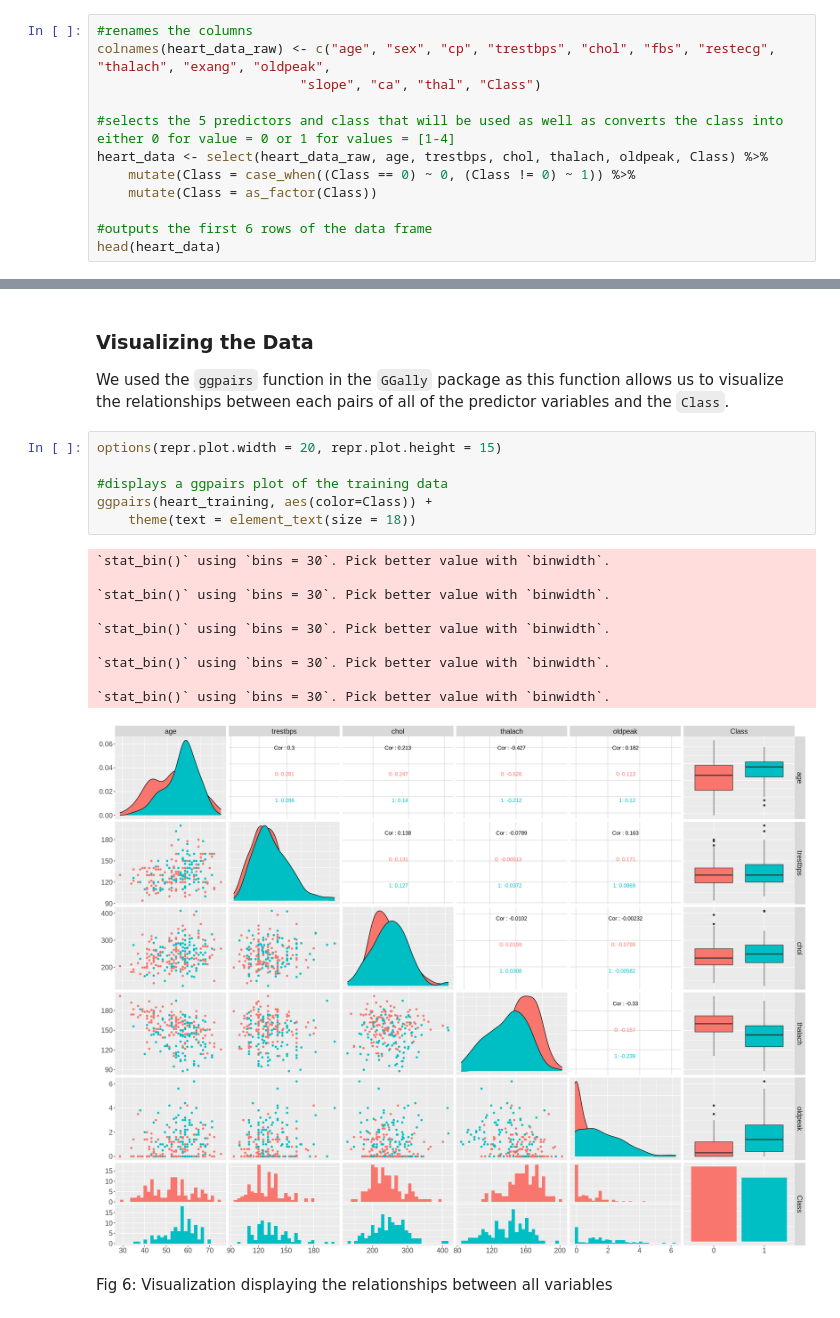
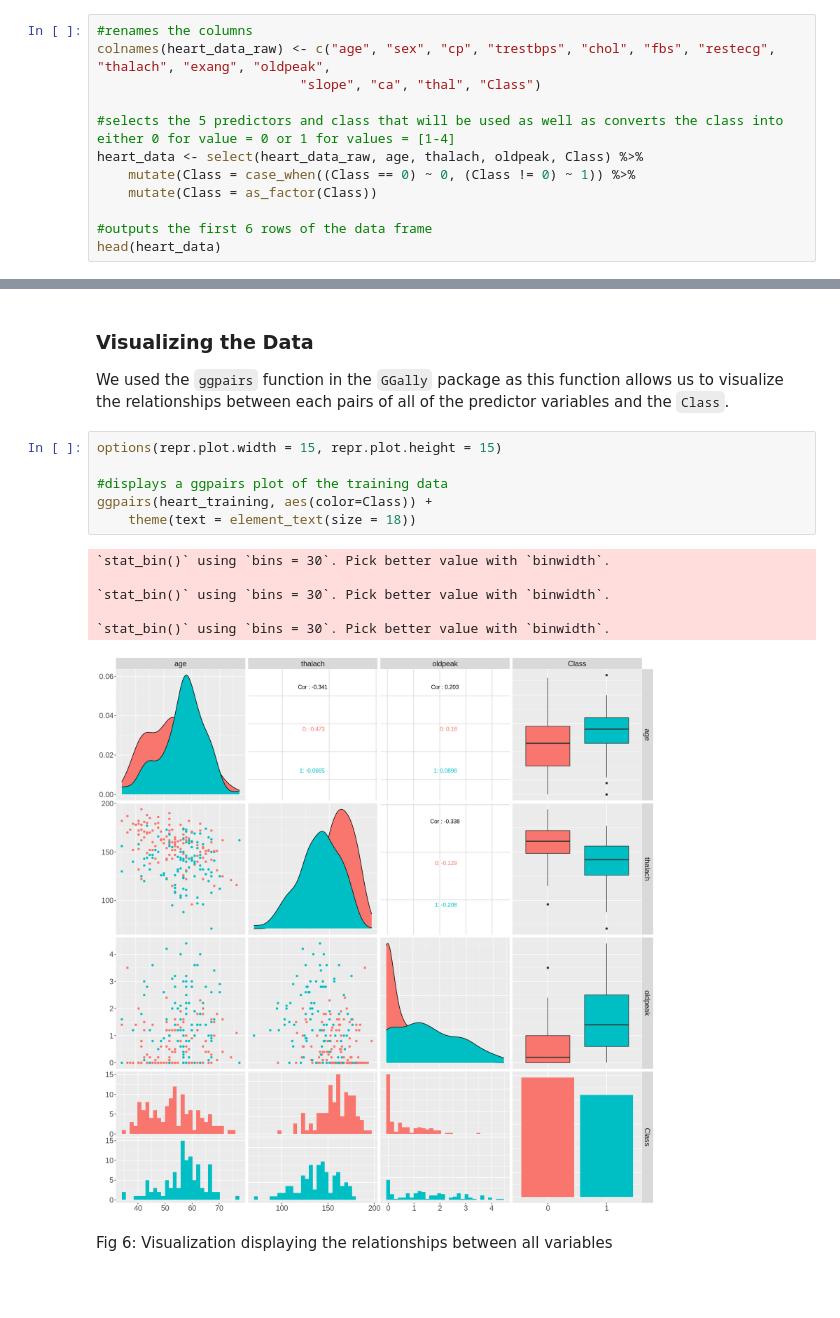
Before and after one commit to jamiema1/Predicting-Heart-Disease-with-KNN-Algorithm, a Jupyter notebook: final_report.ipynb, the cells around one changed output, grey strips where cells are left out. Saved outputs shown, nothing was run; the diff lists cells and outputs as text; blank space fills up the shorter version.

```diff
--- a/final_report.ipynb
+++ b/final_report.ipynb
@@ -88,7 +106,7 @@ colnames(heart_data_raw) <- c("age", "sex", "cp", "trestbps", "chol", "fbs", "re
                           "slope", "ca", "thal", "Class")
 
 #selects the 5 predictors and class that will be used as well as converts the class into either 0 for value = 0 or 1 for values = [1-4]
-heart_data <- select(heart_data_raw, age, trestbps, chol, thalach, oldpeak, Class) %>%
+heart_data <- select(heart_data_raw, age, thalach, oldpeak, Class) %>%
     mutate(Class = case_when((Class == 0) ~ 0, (Class != 0) ~ 1)) %>%
     mutate(Class = as_factor(Class))
 
@@ -193,22 +210,18 @@ As we can see from `Fig 3`, approximately 54% of the data is of class 0 (no pres
 ### Visualizing the Data
 We used the `ggpairs` function in the `GGally` package as this function allows us to visualize the relationships between each pairs of all of the predictor variables and the `Class`.
 # %%
-options(repr.plot.width = 20, repr.plot.height = 15)
+options(repr.plot.width = 15, repr.plot.height = 15)
 
 #displays a ggpairs plot of the training data
 ggpairs(heart_training, aes(color=Class)) +
     theme(text = element_text(size = 18))
 # %% [output]
 `stat_bin()` using `bins = 30`. Pick better value with `binwidth`.
 
 `stat_bin()` using `bins = 30`. Pick better value with `binwidth`.
 
 `stat_bin()` using `bins = 30`. Pick better value with `binwidth`.
-
-`stat_bin()` using `bins = 30`. Pick better value with `binwidth`.
-
-`stat_bin()` using `bins = 30`. Pick better value with `binwidth`.
-[figure, old version]
+[figure, new version]
 # %% [markdown]
 Fig 6: Visualization displaying the relationships between all variables
 # %% [markdown]
```
Also changed, not shown: parts of 20 cells of this notebook.
